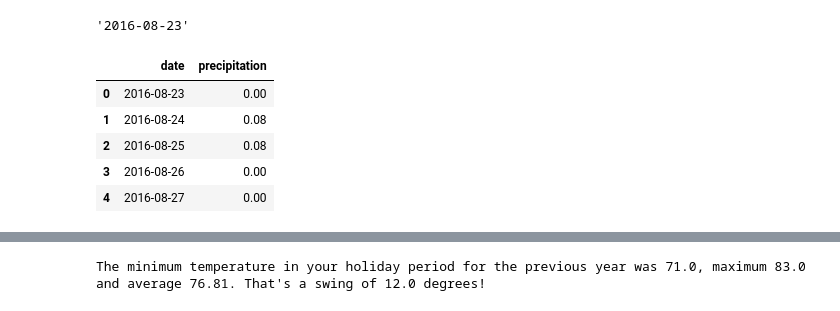
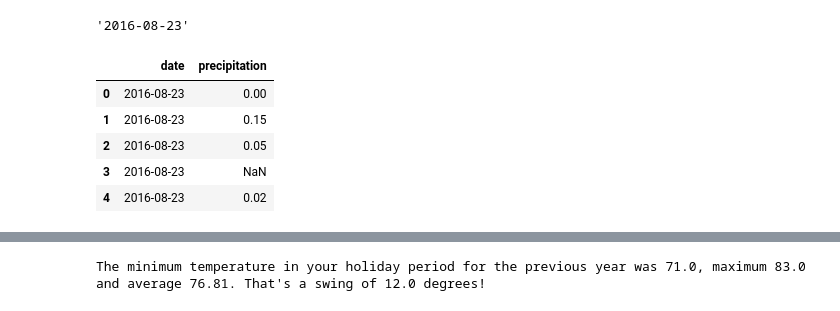
Before and after one commit to lweislo/SQLAlchemy, a Jupyter notebook: homework-10.ipynb, the cells around one changed output, grey strips where cells are left out. Cells and saved outputs as stored; diff of their text form; code cells hidden in the pictures.

```diff
--- a/homework-10.ipynb
+++ b/homework-10.ipynb
@@ -28,8 +29,8 @@ print(engine.table_names())
 # Reflect Database into ORM class
 Base = automap_base()
 Base.prepare(engine, reflect=True)
-Msmt = Base.classes.measurement
-Stn = Base.classes.station
+Measurement = Base.classes.measurement
+Station = Base.classes.station
 # %%
 #Get the table information
 inspector = inspect(engine)
@@ -72,14 +73,12 @@ year_ago('2018-06-24')
 # %%
 from sqlalchemy.orm import aliased
 from sqlalchemy import desc
-import datetime as dt
-from datetime import datetime, time
 
 # Design a query to retrieve the last 12 months of precipitation data and plot the results
 
 # Calculate the date 1 year ago from the last data point in the database
-sel = [Msmt.date]
-result = session.query(*sel).order_by(Msmt.date.desc()).first()
+sel = [Measurement.date]
+result = session.query(*sel).order_by(Measurement.date.desc()).first()
 last_date = result[0]
 last_date
 # %% [output]
@@ -89,24 +88,23 @@ start_date = year_ago(last_date)
 start_date
 # %% [output]
 '2016-08-23'
+# %%
+# Perform a query to retrieve the data and precipitation scores
+sel = [Measurement.date,
+       Measurement.prcp]
+precip = session.query(*sel).\
+    filter(func.strftime("%Y-%m-%d", Measurement.date) >= start_date).\
+order_by(Measurement.date).all()
 # %%
-# Perform a query to retrieve the data and precipitation scores
-sel = [Msmt.date,
-       Msmt.prcp]
-precip = session.query(*sel).\
-    filter(func.strftime("%Y-%m-%d", Msmt.date) >= start_date).\
-    group_by(Msmt.date).\
-    order_by(Msmt.date).all()
-precip
 # Save the query results as a Pandas DataFrame and set the index to the date column
 df = pd.DataFrame(precip, columns=['date','precipitation'])
 df.sort_values('date')
 # Sort the dataframe by date
 df.head()
 # %% [output]
 |  | date | precipitation |
 | 0 | 2016-08-23 | 0.00 |
-| 1 | 2016-08-24 | 0.08 |
-| 2 | 2016-08-25 | 0.08 |
-| 3 | 2016-08-26 | 0.00 |
-| 4 | 2016-08-27 | 0.00 |
+| 1 | 2016-08-23 | 0.15 |
+| 2 | 2016-08-23 | 0.05 |
+| 3 | 2016-08-23 | NaN |
+| 4 | 2016-08-23 | 0.02 |
```
Also changed, not shown: parts of 25 cells of this notebook, 9 other files.
